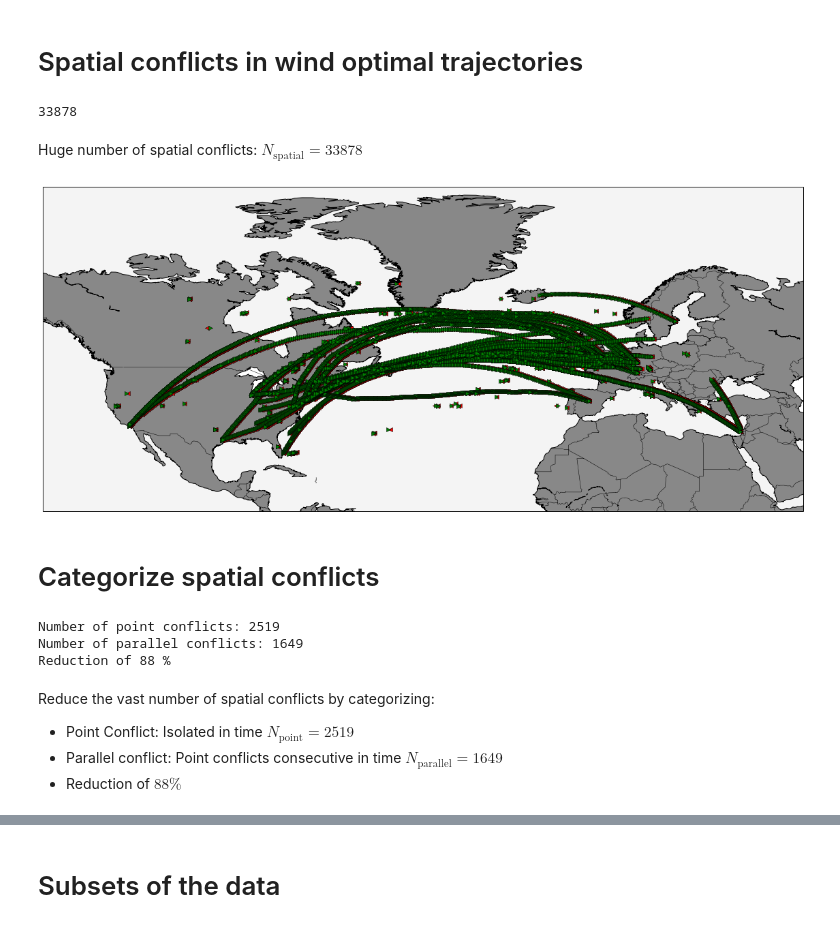
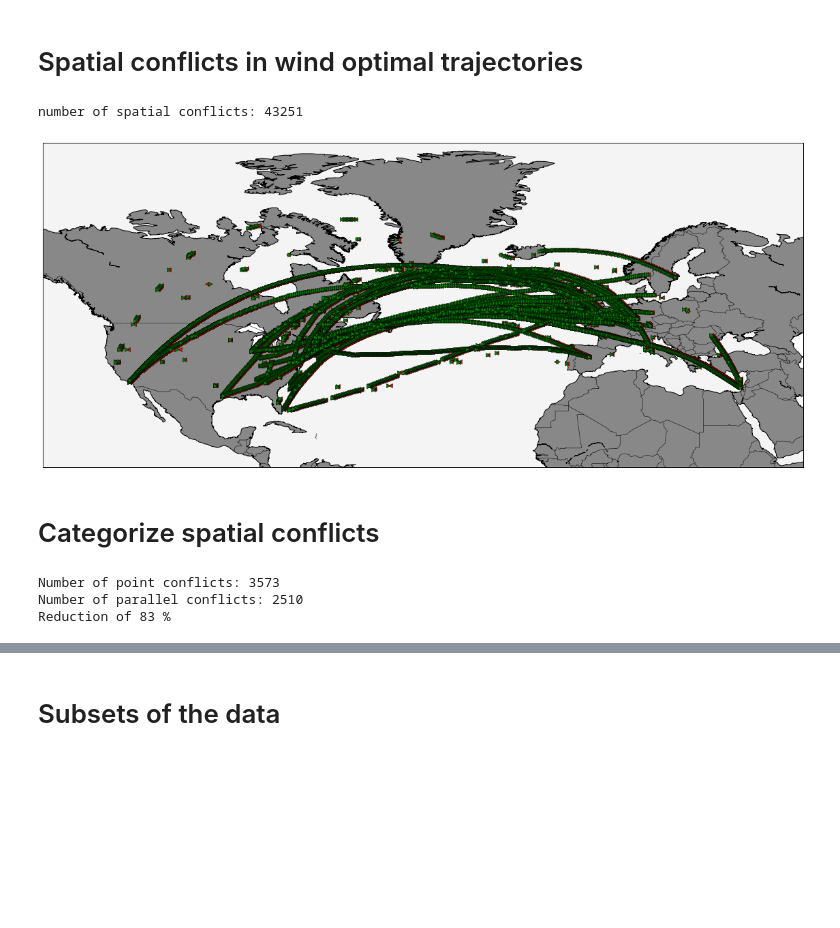
Before and after one commit to ventugithub/QCFATM, a Jupyter notebook: precalculation/analysis/analysis.ipynb, the cells around one changed output, grey strips where cells are left out. Saved outputs shown, nothing was run; the diff lists cells and outputs as text; code cells hidden in the pictures; blank space fills up the shorter version.

Commit message:
Updated precalculation analysis notebook

```diff
--- a/precalculation/analysis/analysis.ipynb
+++ b/precalculation/analysis/analysis.ipynb
@@ -44,7 +26,7 @@ reducedParallelConflicts = {}
 multiConflicts = {}
 
 mindistance = 30.0
-mintimes = range(1,121)
+mintimes = range(1,181)
 delays = [1, 2, 3]
 dthresholds = [1, 2, 3]
 maxDepartDelays = [10, 20, 30]
@@ -75,13 +57,16 @@ for mintime in mintimes:
                 flights2ConflictsFile = "%s.%s.flights2Conflicts_delay%03i_thres%03i_depart%03i.h5" % (inputFile, name, delay, dthreshold, maxDepartDelay)
                 reducedPointConflictFile = "%s.%s.reducedPointConflicts_delay%03i_thres%03i_depart%03i.csv" % (inputFile, name, delay, dthreshold, maxDepartDelay)
                 reducedParallelConflictFile = "%s.%s.reducedParallelConflicts_delay%03i_thres%03i_depart%03i.csv" % (inputFile, name, delay, dthreshold, maxDepartDelay)
+                multiConflictFile = "%s.%s.multiConflicts_delay%03i_thres%03i_depart%03i.csv" % (inputFile, name, delay, dthreshold, maxDepartDelay)
                 key = (mintime, delay, dthreshold, maxDepartDelay)
                 if os.path.exists(flights2ConflictsFile):
                     flights2Conflicts[key] = pd.read_hdf(flights2ConflictsFile, 'flights2Conflicts')
                 if os.path.exists(reducedPointConflictFile):
-                    reducedPointConflicts[key] = pd.read_csv(pointConflictFile, index_col='conflictIndex')
+                    reducedPointConflicts[key] = pd.read_csv(reducedPointConflictFile, index_col='conflictIndex')
                 if os.path.exists(reducedParallelConflictFile):
-                    reducedParallelConflicts[key] = pd.read_csv(parallelConflictFile, index_col='parallelConflict')
+                    reducedParallelConflicts[key] = pd.read_csv(reducedParallelConflictFile, index_col='parallelConflict')
+                if os.path.exists(multiConflictFile):
+                    multiConflicts[key] = pd.read_csv(multiConflictFile, index_col='multiConflictIndex')
 # %%
 %matplotlib inline
 # %% [markdown]
@@ -133,28 +80,21 @@ Coarse grid algorithm (Olga Rodionova)
 # %% [markdown]
 # Spatial conflicts in wind optimal trajectories #
-# %%
-len(rawPointConflicts[60])
-# %% [output]
-33878
-# %% [markdown]
-Huge number of spatial conflicts: $N_\text{spatial} = 33878$
+# %%
+print "number of spatial conflicts:" ,len(rawPointConflicts[120])
+# %% [output]
+number of spatial conflicts: 43251
 # %%
 worldmap = analysis.prepareWorldMapPlot(llcrnrlon=-140, llcrnrlat=10, urcrnrlon=50, urcrnrlat=85)
-analysis.addPointConflicts(worldmap, rawPointConflicts[60])
+analysis.addPointConflicts(worldmap, rawPointConflicts[120])
 # %% [output]
-[figure, old version]
+[figure, new version]
 # %% [markdown]
 # Categorize spatial conflicts #
 # %%
-print "Number of point conflicts:", len(pointConflicts[60])
-print "Number of parallel conflicts:", len(parallelConflicts[60].index.unique())
-print "Reduction of", 100- 100 * (len(pointConflicts[60]) + len(parallelConflicts[60].index.unique()))/ len(rawPointConflicts[60]), "%"
+print "Number of point conflicts:", len(pointConflicts[120])
+print "Number of parallel conflicts:", len(parallelConflicts[120].index.unique())
+print "Reduction of", 100- 100 * (len(pointConflicts[120]) + len(parallelConflicts[120].index.unique()))/ len(rawPointConflicts[60]), "%"
 # %% [output]
-Number of point conflicts: 2519
-Number of parallel conflicts: 1649
-Reduction of 88 %
+Number of point conflicts: 3573
+Number of parallel conflicts: 2510
+Reduction of 83 %
-# %% [markdown]
-Reduce the vast number of spatial conflicts by categorizing:
-- Point Conflict: Isolated in time $N_\text{point} = 2519$
-- Parallel conflict: Point conflicts consecutive in time $N_\text{parallel} = 1649$
-- Reduction of $88 \%$
```
Also changed, not shown: parts of 30 cells of this notebook, 2 other files.
